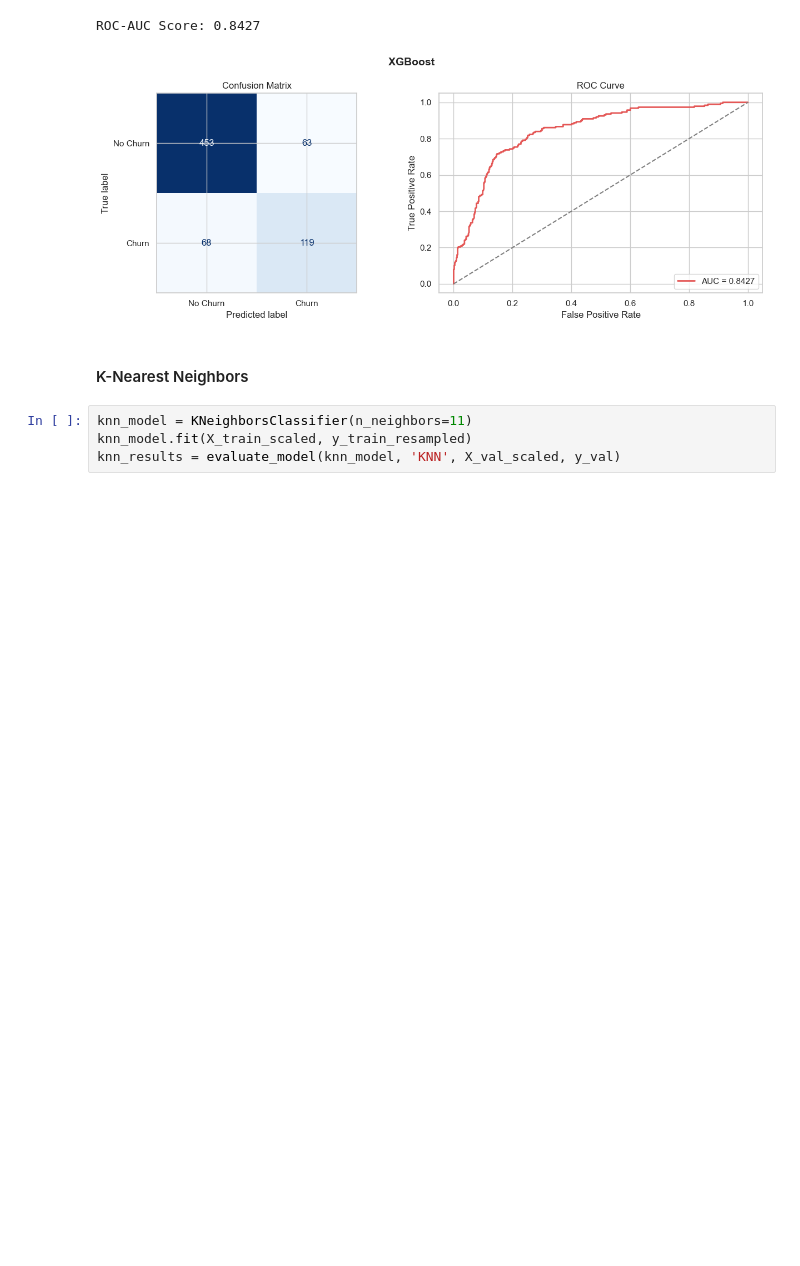
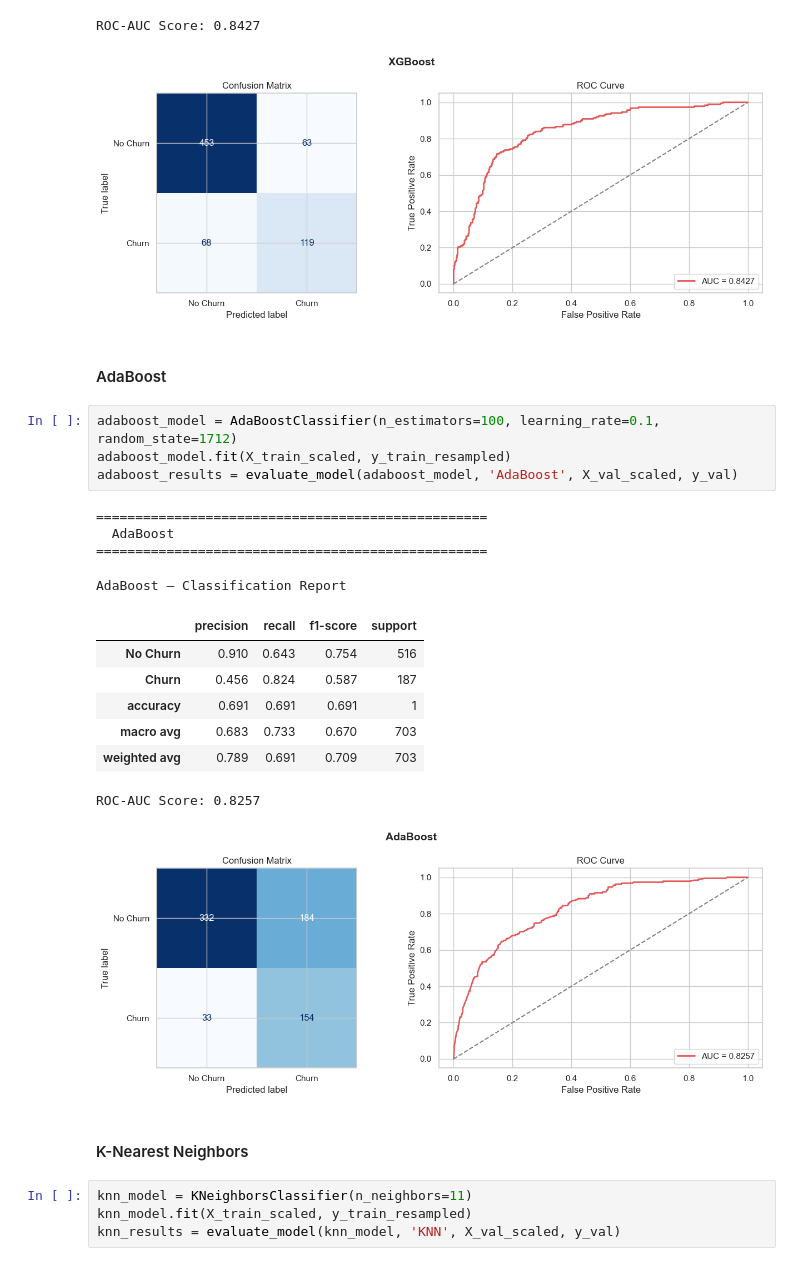
Before and after one commit to Aram-Atoyan/customer-churn-prediction, a Jupyter notebook: src/telcoCustomerChurnPrediction.ipynb, the cells around one changed output. Saved outputs shown, nothing was run; the diff lists cells and outputs as text; blank space fills up the shorter version.

```diff
--- a/src/telcoCustomerChurnPrediction.ipynb
+++ b/src/telcoCustomerChurnPrediction.ipynb
@@ -656,6 +656,25 @@ XGBoost — Classification Report
 | weighted avg | 0.812 | 0.814 | 0.813 | 703 |
 ROC-AUC Score: 0.8427
 [figure]
+# %% [markdown]
+#### AdaBoost
+# %%
+adaboost_model = AdaBoostClassifier(n_estimators=100, learning_rate=0.1, random_state=1712)
+adaboost_model.fit(X_train_scaled, y_train_resampled)
+adaboost_results = evaluate_model(adaboost_model, 'AdaBoost', X_val_scaled, y_val)
+# %% [output]
+==================================================
+  AdaBoost
+==================================================
+AdaBoost — Classification Report
+|  | precision | recall | f1-score | support |
+| No Churn | 0.910 | 0.643 | 0.754 | 516 |
+| Churn | 0.456 | 0.824 | 0.587 | 187 |
+| accuracy | 0.691 | 0.691 | 0.691 | 1 |
+| macro avg | 0.683 | 0.733 | 0.670 | 703 |
+| weighted avg | 0.789 | 0.691 | 0.709 | 703 |
+ROC-AUC Score: 0.8257
+[figure, added]
 # %% [markdown]
 #### K-Nearest Neighbors
 # %%
```
Also changed, not shown: parts of 2 cells of this notebook, 1 other file.
